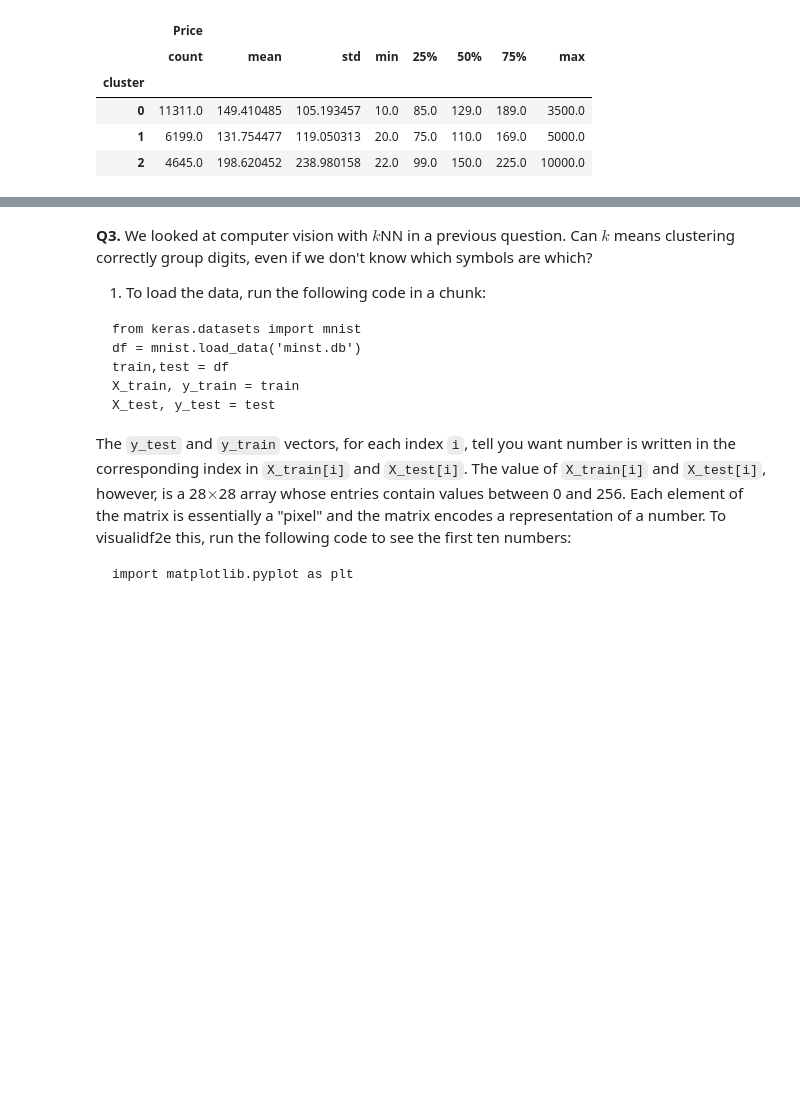
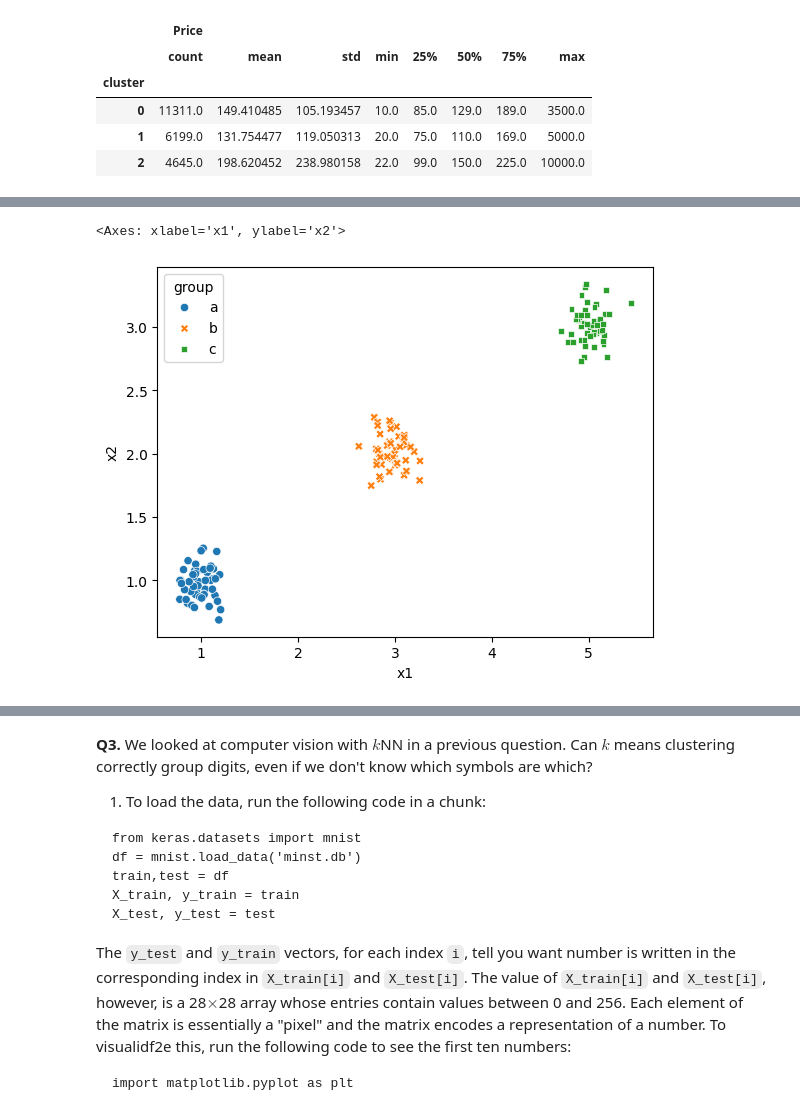
Before and after one commit to phipyao/ds3001-kmc, a Jupyter notebook: assignment_kmc.ipynb, the cells around one changed output, grey strips where cells are left out. Drawn from its saved outputs; the diff is of its cells as text; code cells hidden in the pictures; blank space fills up the shorter version.

```diff
--- a/assignment_kmc.ipynb
+++ b/assignment_kmc.ipynb
@@ -138,0 +147,24 @@ df2_0 = createData(2.0)
+# %%
+def createData(noise,N=50):
+    np.random.seed(100) # Set the seed for replicability
+    # Generate (x1,x2,g) triples:
+    X1 = np.array([np.random.normal(1,noise,N),np.random.normal(1,noise,N)])
+    X2 = np.array([np.random.normal(3,noise,N),np.random.normal(2,noise,N)])
+    X3 = np.array([np.random.normal(5,noise,N),np.random.normal(3,noise,N)])
+    # Concatenate into one data frame
+    gdf1 = pd.DataFrame({'x1':X1[0,:],'x2':X1[1,:],'group':'a'})
+    gdf2 = pd.DataFrame({'x1':X2[0,:],'x2':X2[1,:],'group':'b'})
+    gdf3 = pd.DataFrame({'x1':X3[0,:],'x2':X3[1,:],'group':'c'})
+    df = pd.concat([gdf1,gdf2,gdf3],axis=0)
+    return df
+# %%
+df0_125 = createData(0.125)
+df0_25 = createData(0.25)
+df0_5 = createData(0.5)
+df1_0 = createData(1.0)
+df2_0 = createData(2.0)
+# %%
+sns.scatterplot(data = df0_125, x = 'x1', y = 'x2', hue = 'group', style = 'group')
+# %% [output]
+<Axes: xlabel='x1', ylabel='x2'>
+[figure, added]
```
Also changed, not shown: parts of 11 cells of this notebook.
